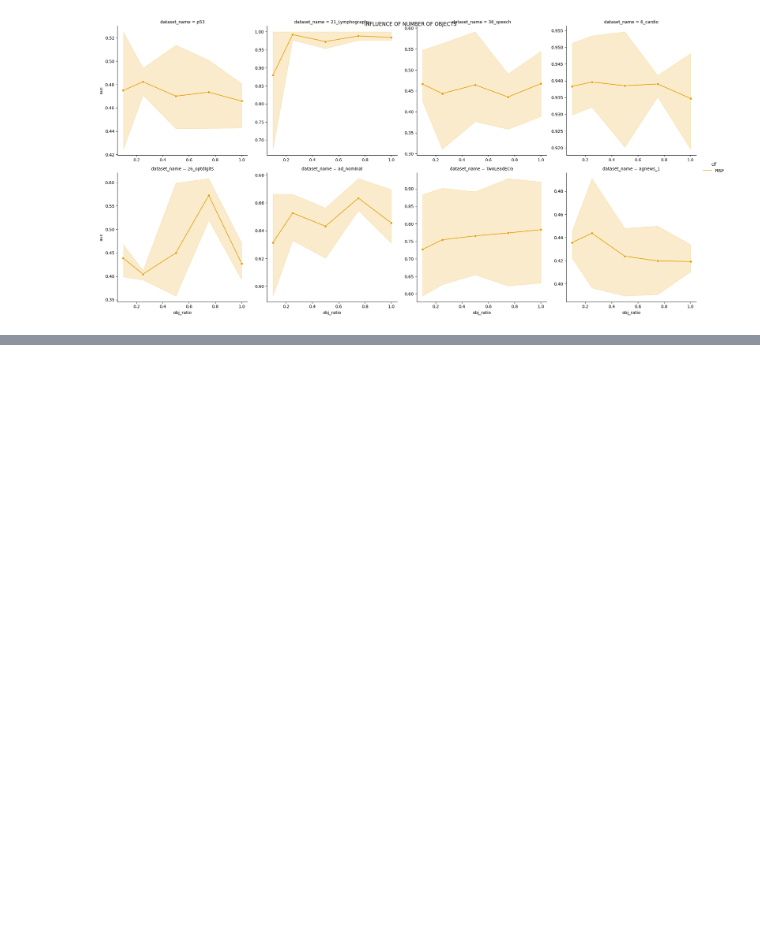
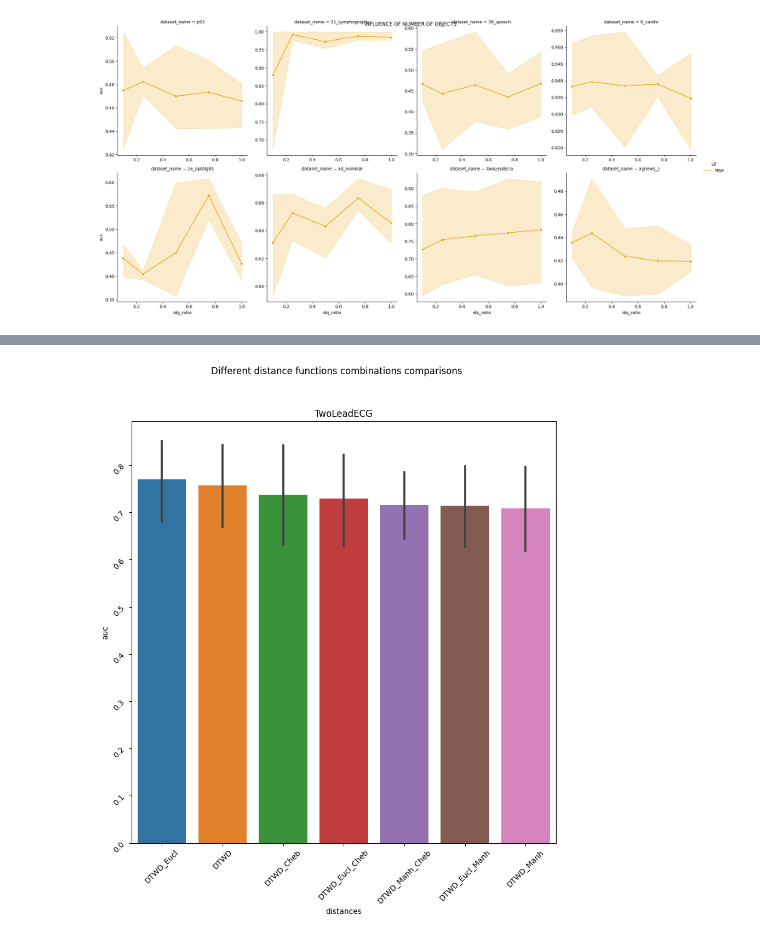
Before and after one commit to SebChw/RSIF, a Jupyter notebook: notebooks/visualizations.ipynb, the cells around one changed output, grey strips where cells are left out. Saved outputs shown, nothing was run; the diff lists cells and outputs as text; code cells hidden in the pictures; blank space fills up the shorter version.

```diff
--- a/notebooks/visualizations.ipynb
+++ b/notebooks/visualizations.ipynb
@@ -55,0 +89,5 @@ for category in results_df.dataset_type.unique():
+# %%
+num_df = pd.read_csv("../results/results_selected_distances_timeseries_entire.csv")
+plot_top_n_dists(num_df)
+# %% [output]
+[figure, added]
```
Also changed, not shown: parts of 9 cells of this notebook, 31 other files.
